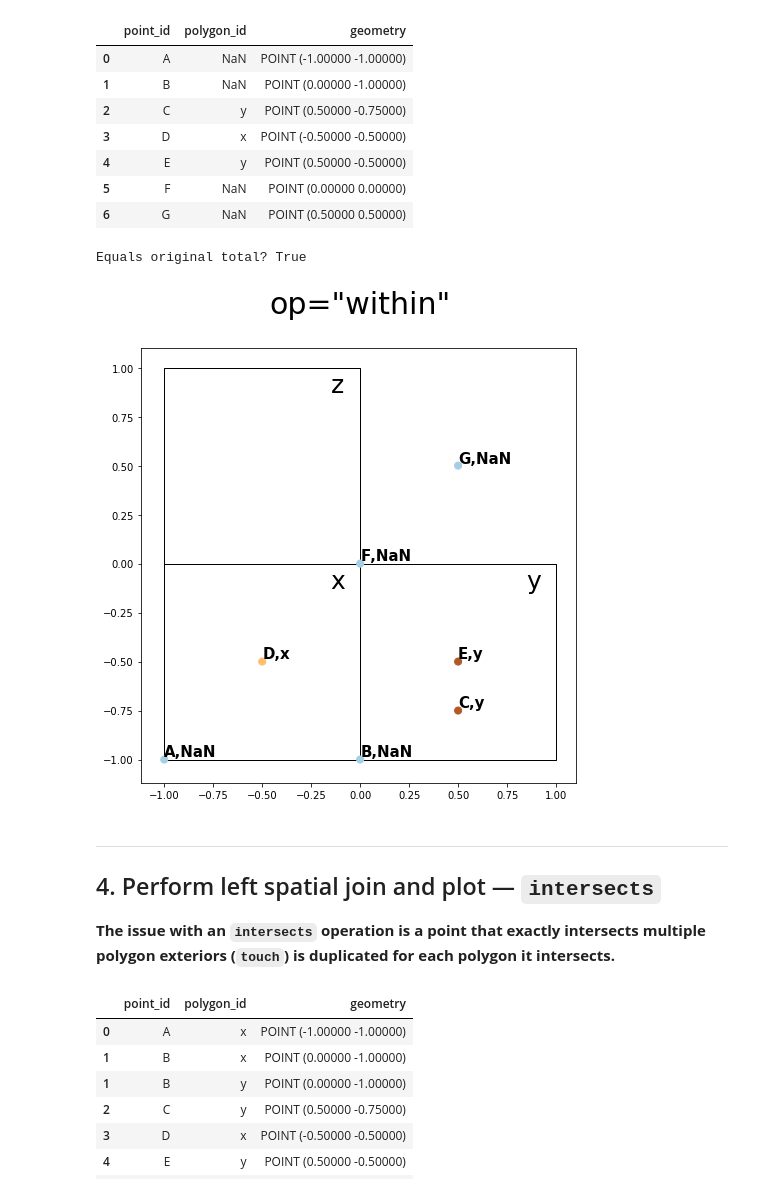
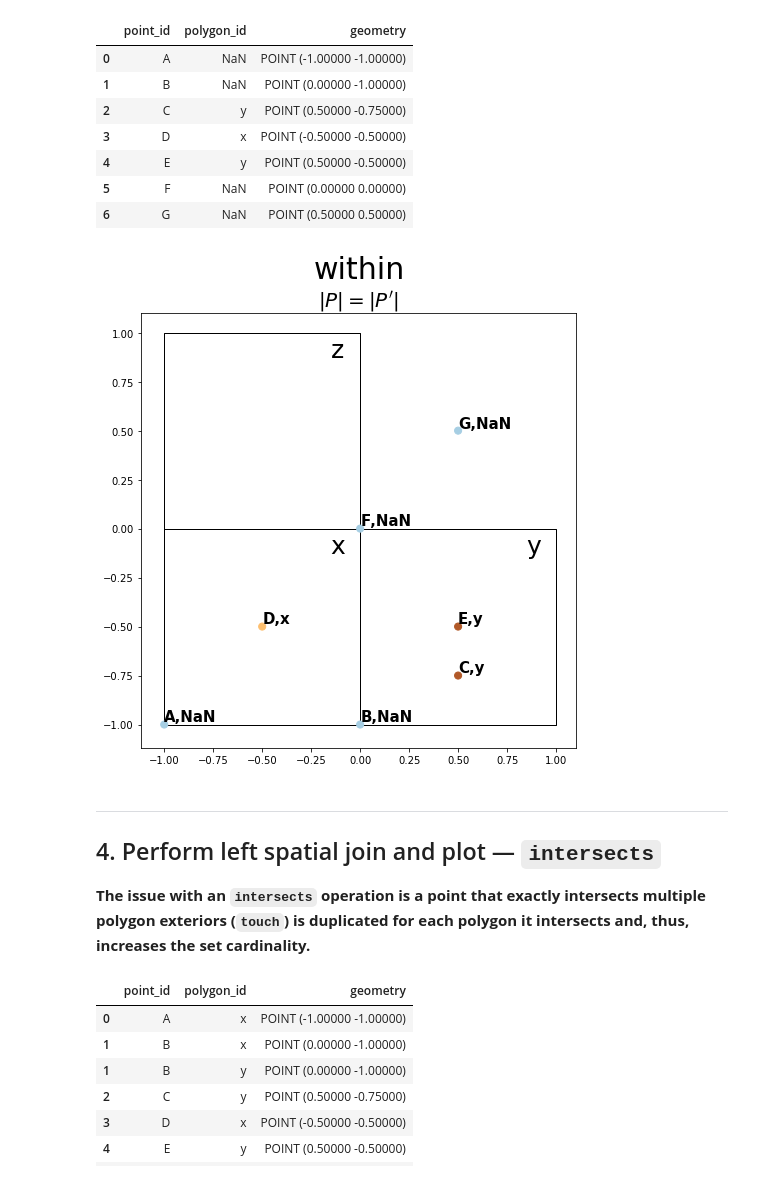
Before and after one commit to jGaboardi/non-duplicated-intersects, a Jupyter notebook: non-duplicated-intersects.ipynb, the cells around one changed output. Drawn from its saved outputs; the diff is of its cells as text; code cells hidden in the pictures.

```diff
--- a/non-duplicated-intersects.ipynb
+++ b/non-duplicated-intersects.ipynb
@@ -146,9 +128,7 @@ def do_sjoin(df1, df2, op):
 
     return df3
 # %%
-def plot_join(
-    pnts, pgons, title, subtitle=None, savefig=None, cmap="Paired", fmat="png"
-):
+def plot_join(pnts, pgons, title, orig, save=None, cmap="Paired", fmat="png"):
     """Plot a spatial join from this notebook.
 
     Parameters
@@ -159,9 +139,9 @@ def plot_join(
         Polygons for spatial join.
     title : str
         Supertitle of the plot.
-    subtitle : str
-        Subtitle of the plot. Default is None.
-    savefig : str
+    orig : int
+        Set cardinality of original point set, $|P|$.
+    save : str
         File name (including path) plot output. Default is None.
     cmap : str
         Default is 'Paired'.
@@ -196,6 +176,19 @@ def plot_join(
         else:
             matplotlib.pyplot.title(label, fontsize=20)
 
+    def set_card():
+        """Determine equality of set cardinality for subtitle"""
+        sj_pnts = pnts.shape[0]
+        if orig == sj_pnts:
+            oper = "="
+        elif orig < sj_pnts:
+            oper = "<"
+        elif orig > sj_pnts:
+            oper = ">"
+        else:
+            raise ValueError("Equality could not be determined.")
+        return "$\\vert P \\vert %s \\vert P^\\prime \\vert$" % oper
+
     base = pgons.plot(figsize=(8,8), zorder=0, facecolor="w", edgecolor="k")
     pnts.plot(ax=base, markersize=50, column=PGID, cmap=cmap)
 
@@ -206,16 +199,15 @@ def plot_join(
     pt_labels(pnts)
 
     # add title
-    add_title(title);
+    add_title(title)
 
     # add subtitle
-    if subtitle:
-        add_title(subtitle, sup=False);
+    add_title(set_card(), sup=False)
 
     # save figure
-    if savefig:
+    if save:
         kws = {"bbox_inches":"tight", "format":fmat, "dpi":400, "quality":100}
-        matplotlib.pyplot.savefig("%s.%s" % (savefig, fmat), **kws)
+        matplotlib.pyplot.savefig("%s.%s" % (save, fmat), **kws);
 # %% [markdown]
 ----------------------------------------
 ## 2. Synthetic Data
@@ -236,7 +228,7 @@ points
 | 5 | F | POINT (0.00000 0.00000) |
 | 6 | G | POINT (0.50000 0.50000) |
 # %%
-n_original_points = points.shape[0]
+n_points = points.shape[0]
 # %% [markdown]
 ### Synthetic polygons
 # %%
@@ -270,19 +262,14 @@ within_df
 | 4 | E | y | POINT (0.50000 -0.50000) |
 | 5 | F | NaN | POINT (0.00000 0.00000) |
 | 6 | G | NaN | POINT (0.50000 0.50000) |
-# %%
-n_within_points = within_df.shape[0]
-print("Equals original total?", n_within_points == n_original_points)
-# %% [output]
-Equals original total? True
 # %%
-plot_join(within_df, polygons, 'op="%s"'%WITHIN, savefig=WITHIN)
+plot_join(within_df, polygons, WITHIN, n_points, save=WITHIN)
 # %% [output]
-[figure, old version]
+[figure, new version]
 # %% [markdown]
 -------------------------
 ## 4. Perform left spatial join and plot — `intersects`
-**The issue with an `intersects` operation is a point that exactly intersects multiple polygon exteriors (`touch`) is duplicated for each polygon it intersects.**
+**The issue with an `intersects` operation is a point that exactly intersects multiple polygon exteriors (`touch`) is duplicated for each polygon it intersects and, thus, increases the set cardinality.**
 # %%
 intersects_df = do_sjoin(points, polygons, INTERSECTS)
 intersects_df
```
Also changed, not shown: parts of 11 cells of this notebook.
